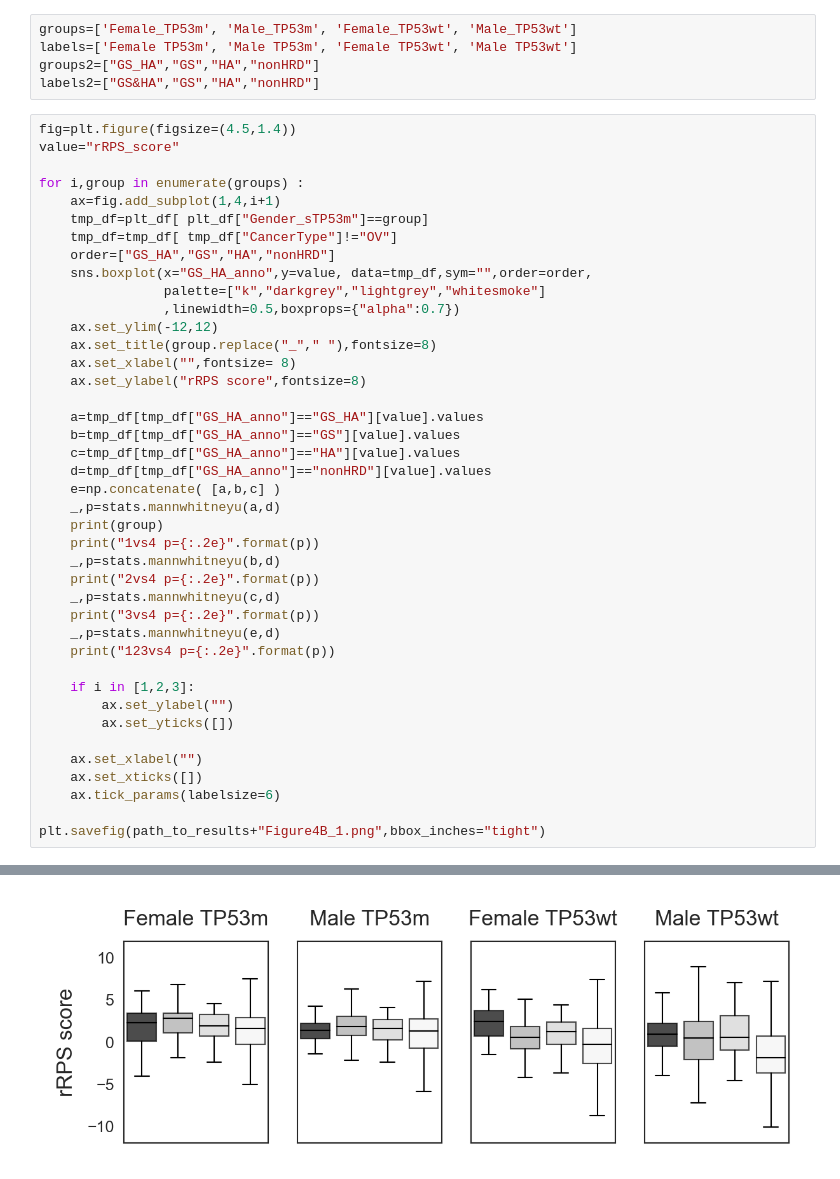
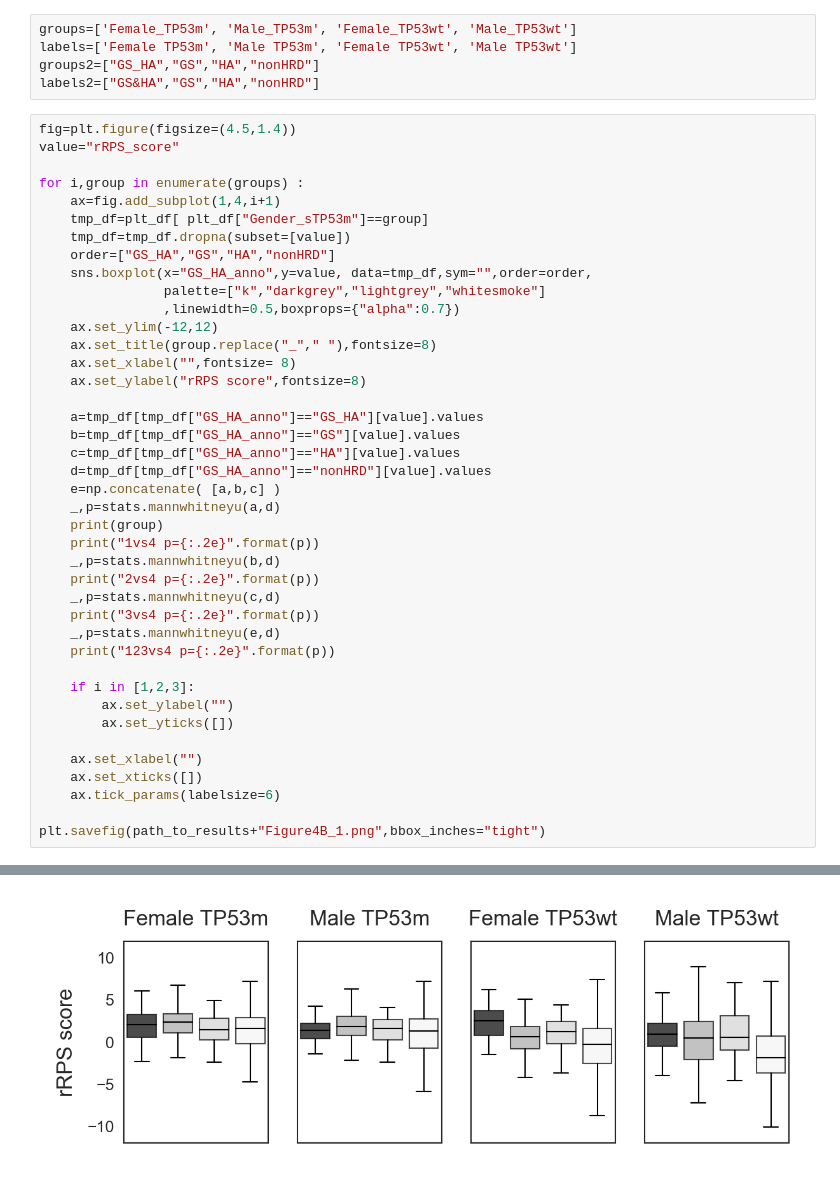
Before and after one commit to shirotak/pancancer_hrd_analysis, a Jupyter notebook: script/Figure4B_5D.ipynb, the cells around one changed output, grey strips where cells are left out. Cells and saved outputs as stored; diff of their text form.

```diff
--- a/script/Figure4B_5D.ipynb
+++ b/script/Figure4B_5D.ipynb
@@ -46,7 +46,7 @@ value="rRPS_score"
 for i,group in enumerate(groups) :
     ax=fig.add_subplot(1,4,i+1)
     tmp_df=plt_df[ plt_df["Gender_sTP53m"]==group]
-    tmp_df=tmp_df[ tmp_df["CancerType"]!="OV"]
+    tmp_df=tmp_df.dropna(subset=[value])
     order=["GS_HA","GS","HA","nonHRD"]
     sns.boxplot(x="GS_HA_anno",y=value, data=tmp_df,sym="",order=order,
                 palette=["k","darkgrey","lightgrey","whitesmoke"]
@@ -104,4 +104,4 @@ Male_TP53wt
-[figure, old version]
+[figure, new version]
 # %%
 fig=plt.figure(figsize=(4.5,1.4))
 value="OV-GS_score"
```
Also changed, not shown: parts of 5 cells of this notebook, 9 other files.
